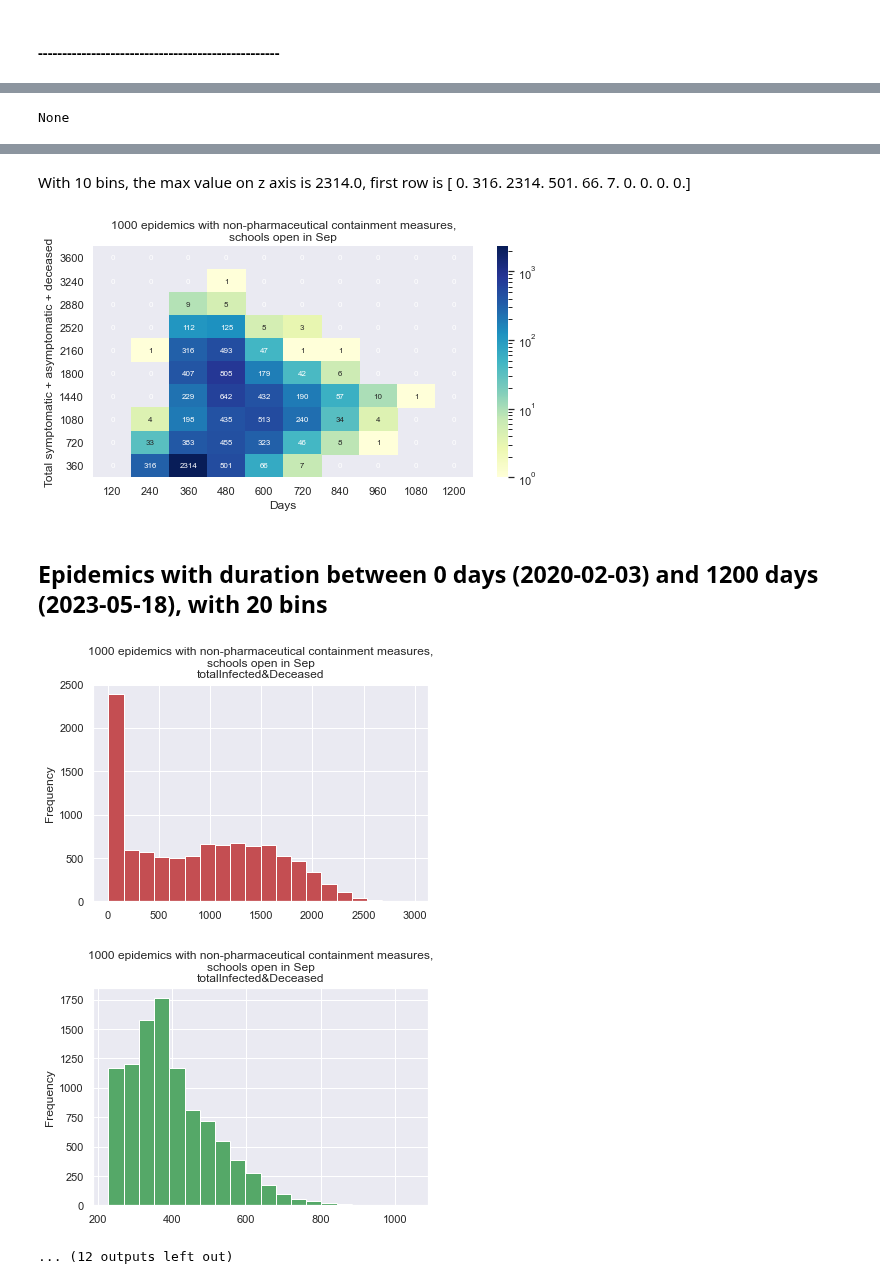
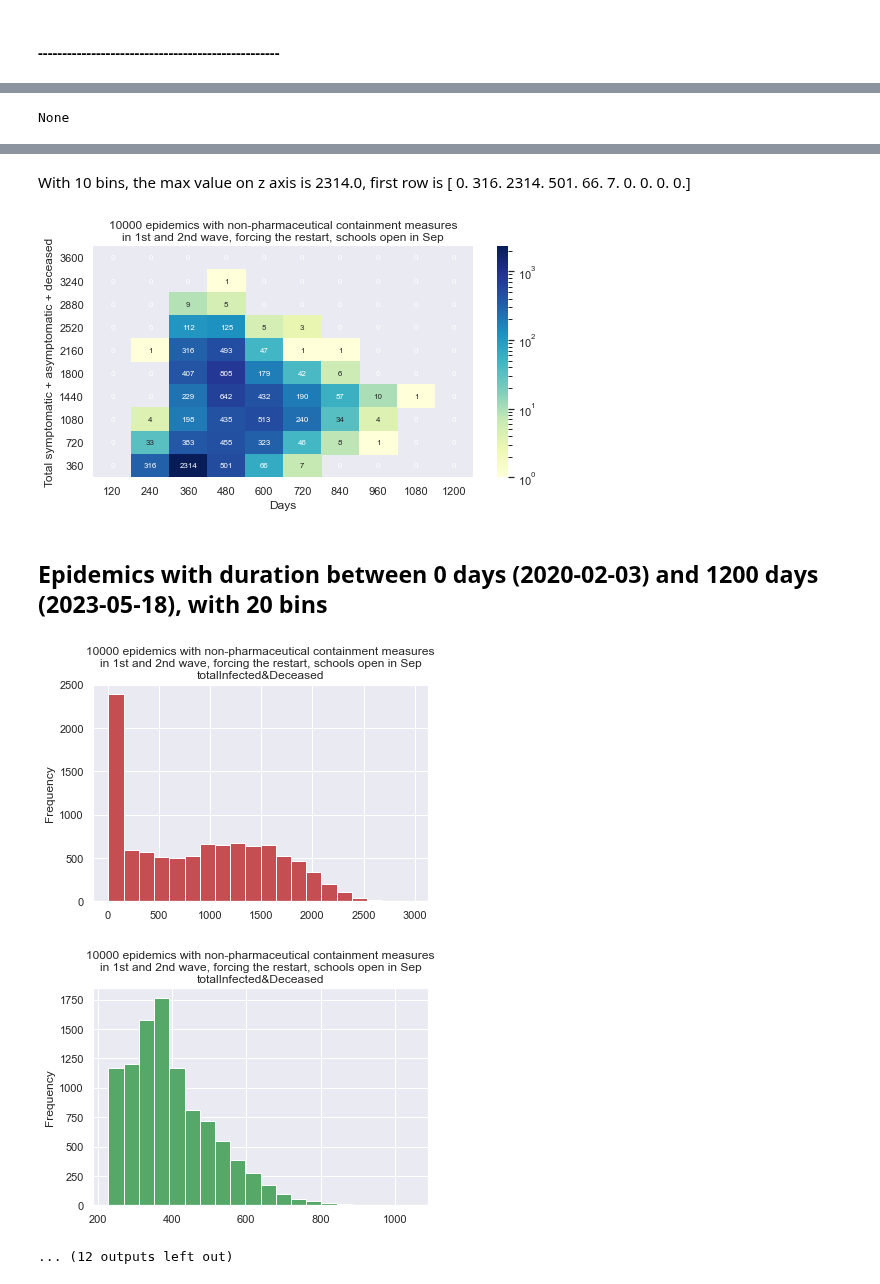
Before and after one commit to terna/readSIsaR_BatchResults, a Jupyter notebook: readRunResults10kStableSeedsCPoints_basicControlB_schoolOpenSeptOctControlChangingWorldNewStart_plusHMlog.ipynb, the cells around one changed output, grey strips where cells are left out. Drawn from its saved outputs; the diff is of its cells as text; code cells hidden in the pictures.

```diff
--- a/readRunResults10kStableSeedsCPoints_basicControlB_schoolOpenSeptOctControlChangingWorldNewStart_plusHMlog.ipynb
+++ b/readRunResults10kStableSeedsCPoints_basicControlB_schoolOpenSeptOctControlChangingWorldNewStart_plusHMlog.ipynb
@@ -486,8 +486,8 @@ timeFunction(cp6[1],end,"ticks",'1000 epidemics with non-pharmaceutical containm
 # %% [markdown]
 #### --------------------------------------------------
 # %%
-timeFunction(start,end,"ticks",'1000 epidemics with non-pharmaceutical containment measures,\n'+
-          'schools open in Sep')
+timeFunction(start,end,"ticks",'10000 epidemics with non-pharmaceutical containment measures\n'+\
+ 'in 1st and 2nd wave, forcing the restart, schools open in Sep')
 # %% [output]
 ## Epidemics with duration between 0 days (2020-02-03) and 1200 days (2023-05-18)
 |  | symptomatic | totalInfected&Deceased | duration |
@@ -520,6 +520,6 @@ None
 With 10 bins, the max value on z axis is 2314.0, first row is [   0.  316. 2314.  501.   66.    7.    0.    0.    0.    0.]
-[figure, old version]
+[figure, new version]
 ## Epidemics with duration between 0 days (2020-02-03) and 1200 days (2023-05-18), with 20 bins
-[figure, old version]
+[figure, new version]
-[figure, old version]
+[figure, new version]
 ... (12 outputs left out)
```
Also changed, not shown: parts of 1 cell of this notebook, 9 other files.
